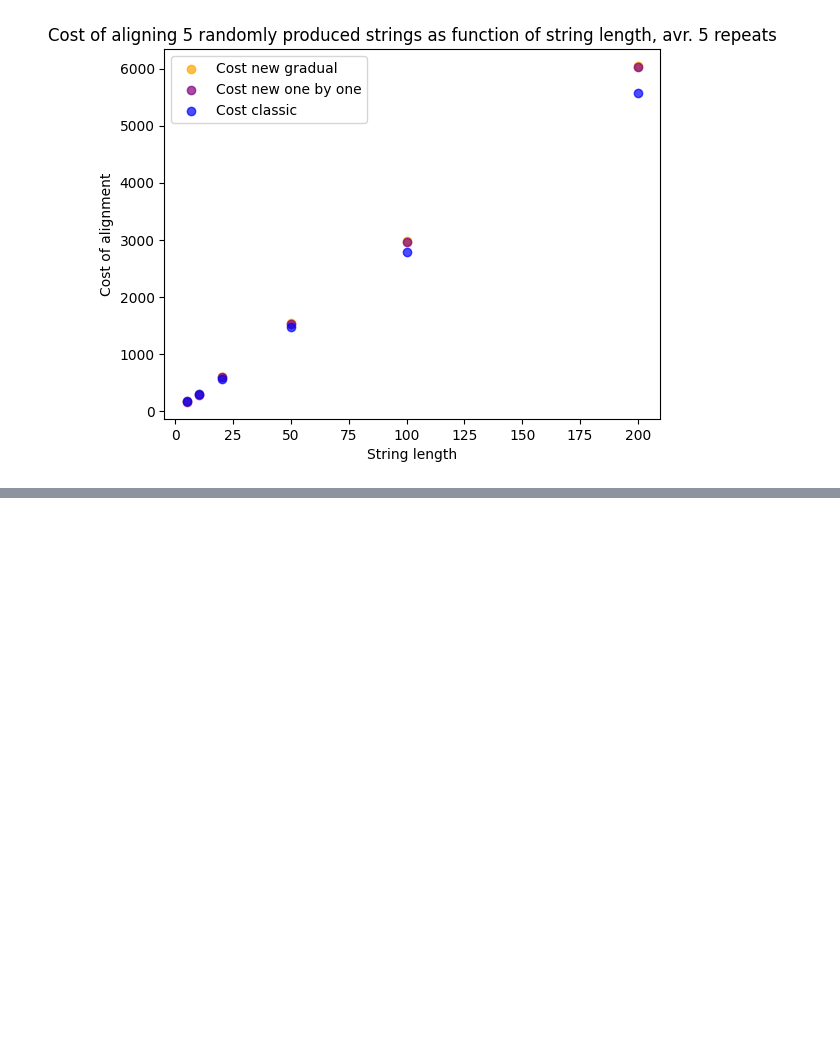
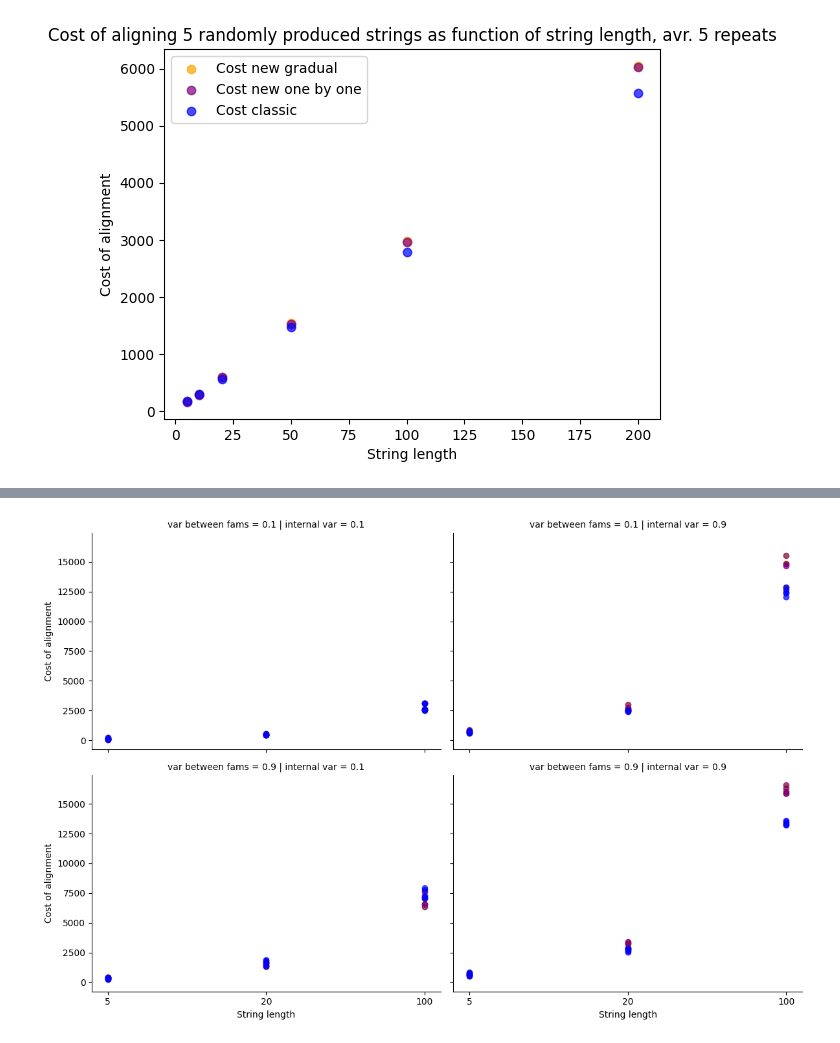
Before and after one commit to AnastasiaKratschmer/projectMST, a Jupyter notebook: only_new_algo_01/random_seqs_testing.ipynb, the cells around one changed output, grey strips where cells are left out. Cells and saved outputs as stored; diff of their text form; code cells hidden in the pictures; blank space fills up the shorter version.

```diff
--- a/only_new_algo_01/random_seqs_testing.ipynb
+++ b/only_new_algo_01/random_seqs_testing.ipynb
@@ -376,0 +434,17 @@ See the caveats in the documentation: https://pandas.pydata.org/pandas-docs/stab
+# %%
+import seaborn as sns
+import matplotlib.pyplot as plt
+
+g=sns.FacetGrid(subset_of_fam_data, col="internal var", row="var between fams", height=4, aspect=1.5)
+g.map(plt.scatter, "str len", "result_gradual", color='yellow', alpha=0.7)
+g.map(plt.scatter, "str len", "result_OBO", color="purple", alpha=0.7)
+g.map(plt.scatter, "str len", "result_old",color='blue', alpha=0.7)
+
+
+g.set_axis_labels("String length", "Cost of alignment")
+
+plt.savefig("var_in_fams.png")
+
+plt.show()
+# %% [output]
+[figure, added]
```
Also changed, not shown: parts of 3 cells of this notebook, 3 other files.
